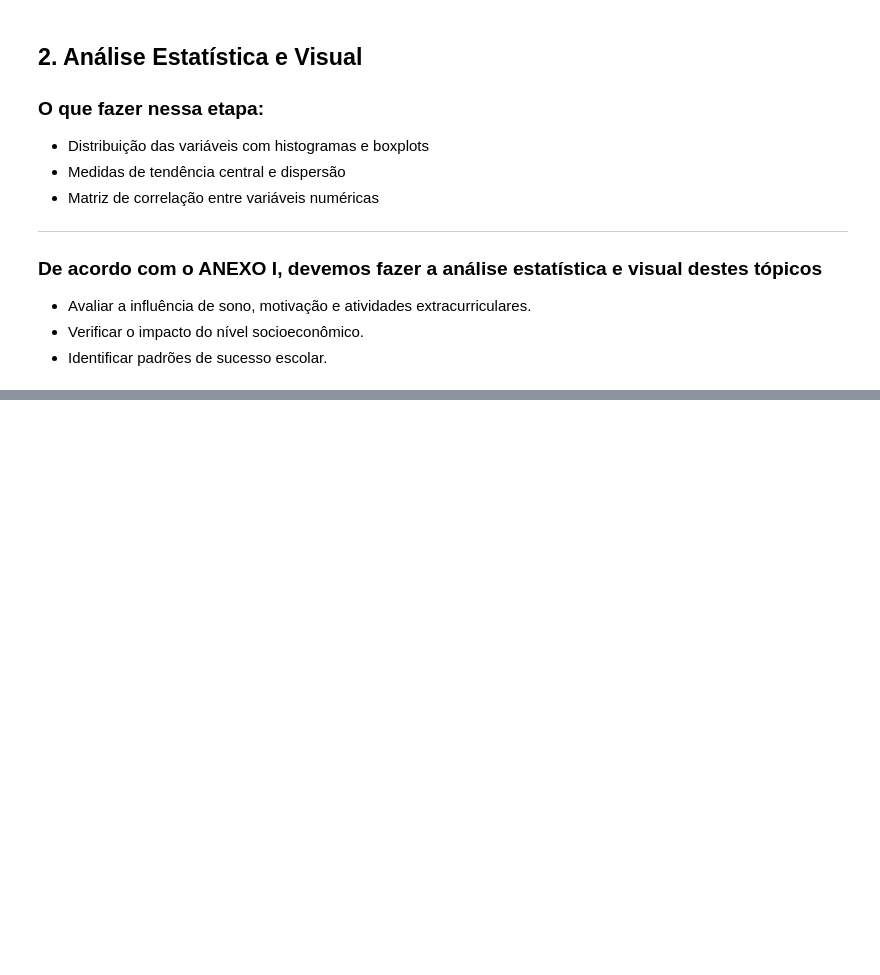
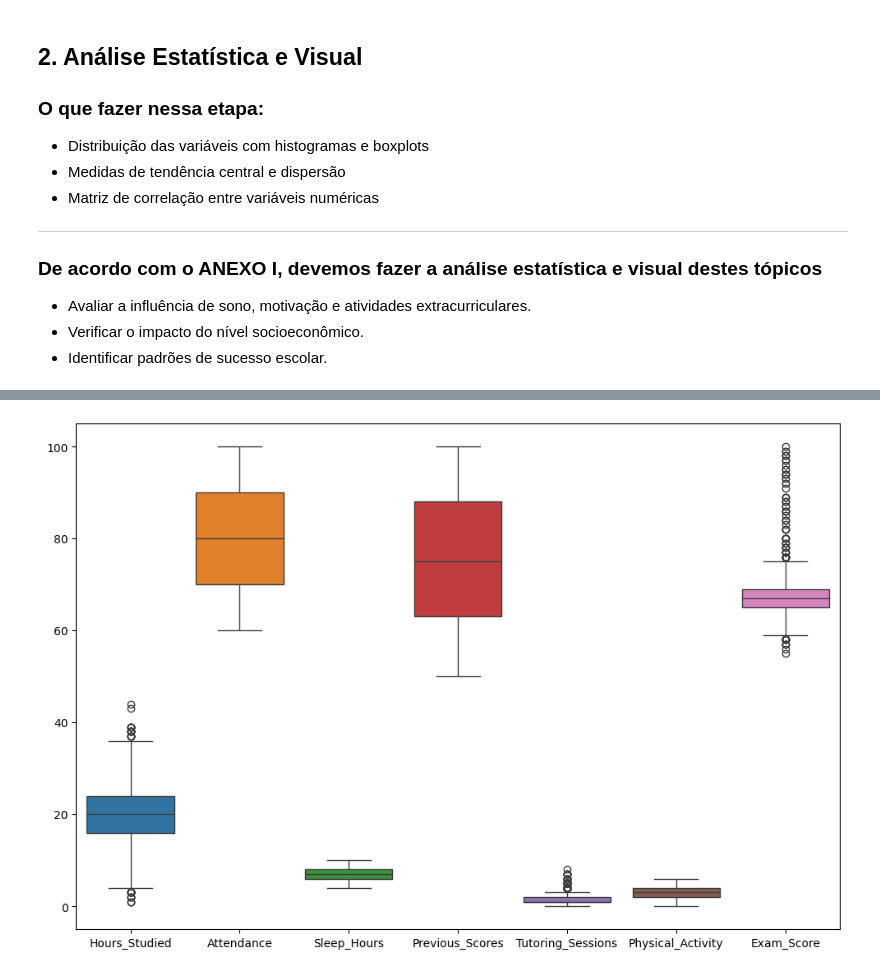
Before and after one commit to MariPinas/ProjetoAND1, a Jupyter notebook: notebook/ProjetoAND1.ipynb, the cells around one changed output, grey strips where cells are left out. Drawn from its saved outputs; the diff is of its cells as text; code cells hidden in the pictures; blank space fills up the shorter version.

```diff
--- a/notebook/ProjetoAND1.ipynb
+++ b/notebook/ProjetoAND1.ipynb
@@ -171,0 +168,8 @@ dtype: float64
+# %%
+plt.figure(figsize=(12, 8))
+sns.boxplot(data=df)
+plt.show()
+
+# Alguns dados apresentam outliers, no entanto, são dados válidos
+# %% [output]
+[figure, added]
```
Also changed, not shown: parts of 6 cells of this notebook.
